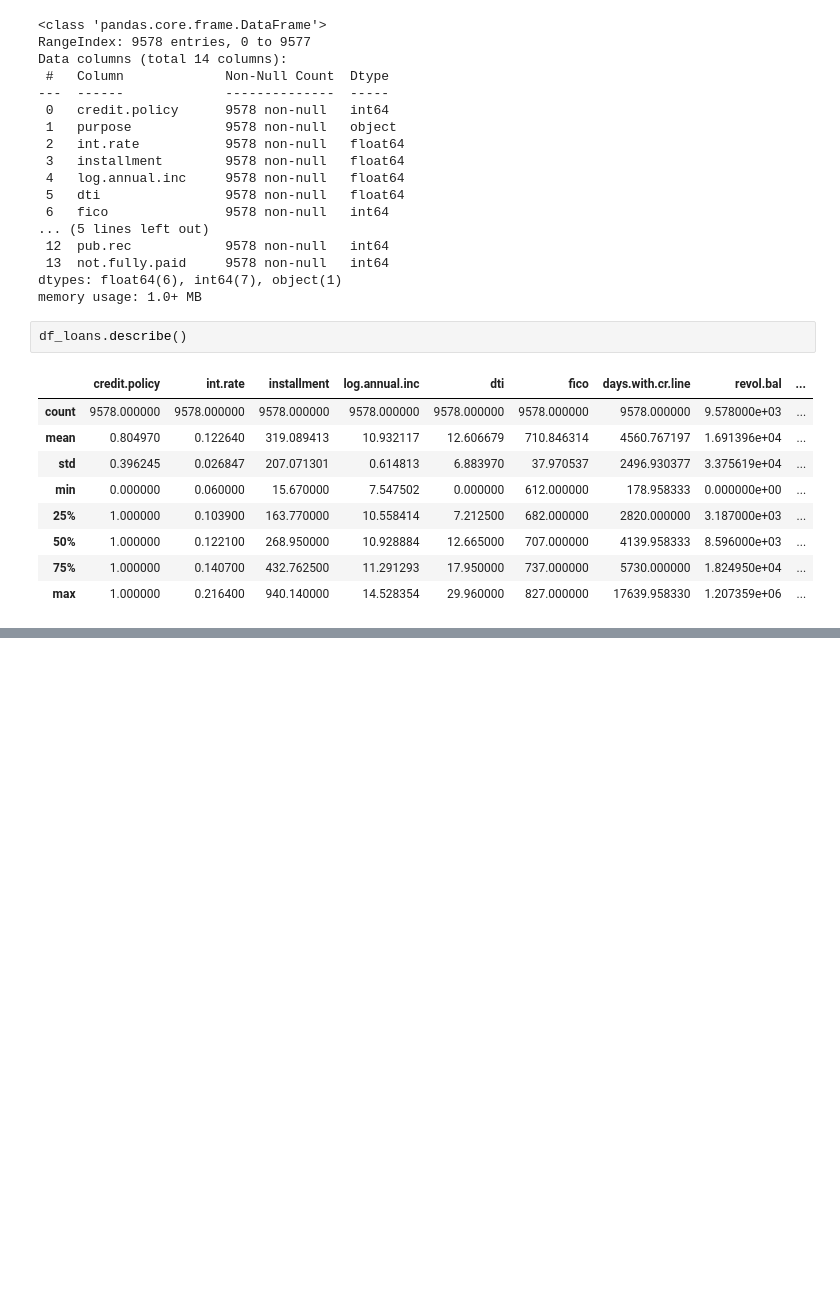
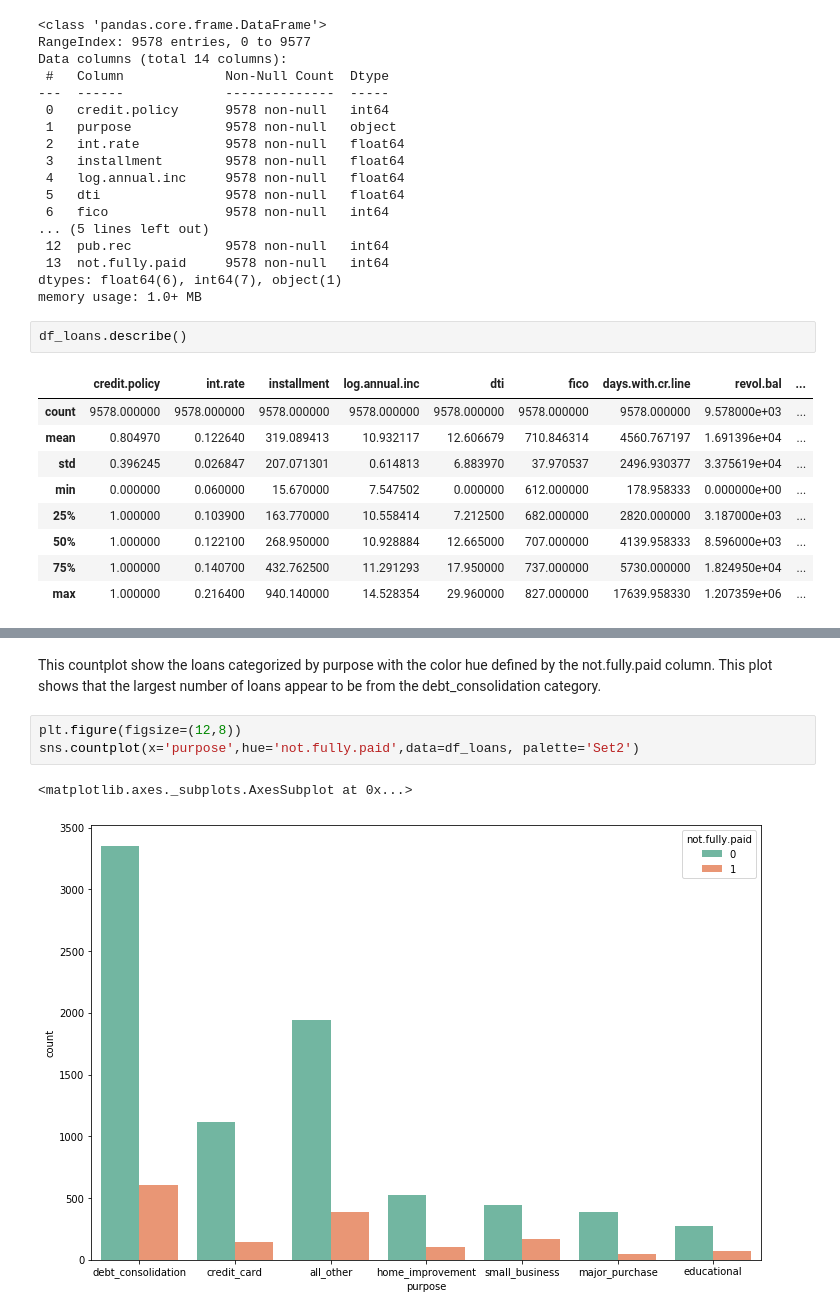
Before and after one commit to mcarpent87/Loan_prediction, a Jupyter notebook: loan_prediction.ipynb, the cells around one changed output, grey strips where cells are left out. Saved outputs shown, nothing was run; the diff lists cells and outputs as text; blank space fills up the shorter version.

```diff
--- a/loan_prediction.ipynb
+++ b/loan_prediction.ipynb
@@ -60,0 +81,8 @@ NameError: name 'loans' is not defined
+# %% [markdown]
+This countplot show the loans categorized by purpose with the color hue defined by the not.fully.paid column. This plot shows that the largest number of loans appear to be from the debt_consolidation category.
+# %%
+plt.figure(figsize=(12,8))
+sns.countplot(x='purpose',hue='not.fully.paid',data=df_loans, palette='Set2')
+# %% [output]
+<matplotlib.axes._subplots.AxesSubplot at 0x...>
+[figure, added]
```
Also changed, not shown: parts of 37 cells of this notebook.
